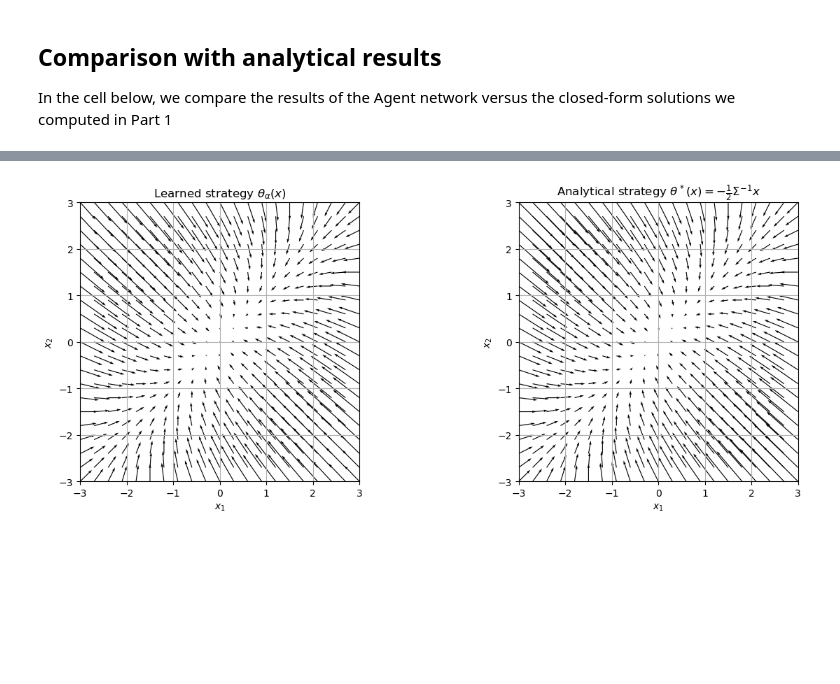
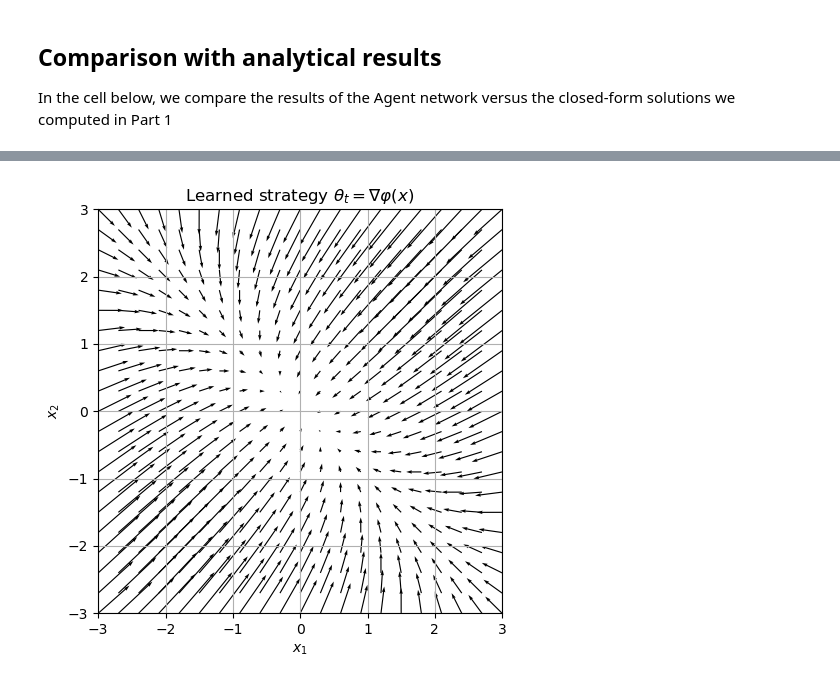
Before and after one commit to hugobelzil/Ergodic-Robust-Maximization, a Jupyter notebook: minimax_game.ipynb, the cells around one changed output, grey strips where cells are left out. Cells and saved outputs as stored; diff of their text form; code cells hidden in the pictures; blank space fills up the shorter version.

Commit message:
plots + corrected nature

```diff
--- a/minimax_game.ipynb
+++ b/minimax_game.ipynb
@@ -145,13 +136,15 @@ agent = Agent(d=2, hidden_dim=64)
 agent_optimizer = torch.optim.Adam(agent.parameters(), lr=1e-3)
 nature_optimizer = torch.optim.Adam(nature.parameters(), lr=5e-4)
 
-num_epochs = 3000
-batch_size = 6000
+num_epochs = 5000
+batch_size = 8192
 
 history = {
     "g": [],
     "beta": []
 }
+
+mod_epoch_print = 150
 
 for epoch in range(num_epochs):
 
@@ -184,7 +177,7 @@ for epoch in range(num_epochs):
     agent_optimizer.step()
 
     # PRINTING
-    if epoch % 250 == 0:
+    if epoch % mod_epoch_print == 0:
         with torch.no_grad():
             beta_val = nature.beta().item()
             g_val = g_hat.item()
@@ -229,38 +222,26 @@ print(f"Learned final growth rate estimate:    {g_final:.6f}")
 print(f"Absolute error:                       {abs(g_final - lambda_star):.6f}")
 print(f"Learned beta:                         {nature.beta().item():.6f}")
 
-# ============================================================
-# 2. Plot learned growth rate over training
-# ============================================================
+# GRAPHS OF THE LEARNED GROWTH RATE OVER TRAINING
 
 g_history = np.array(history["g"])
 
-# If you logged every 100 epochs, this reconstructs the x-axis.
-# Change logging_every if you used another print/logging frequency.
-logging_every = 100
+logging_every = mod_epoch_print
 epochs_logged = logging_every * np.arange(len(g_history))
 
 plt.figure(figsize=(8, 4))
 plt.plot(epochs_logged, g_history, label="Learned MC growth estimate")
-plt.axhline(lambda_star, linestyle="--", label="Analytical growth rate")
+plt.axhline(lambda_star, linestyle="--", color = 'red', label=r"Analytical growth rate $\lambda^*$")
 plt.xlabel("Epoch")
 plt.ylabel("Growth rate")
 plt.title("Learned growth rate vs analytical benchmark")
 plt.legend()
 plt.grid(True)
+plt.savefig('plots/growth_rate_training.png', dpi=300)
 plt.show()
 
-# ============================================================
-# 3. Helper: compute learned theta on a grid
-# ============================================================
-
+# HELPER: compute learned theta on a grid for plotting
 def compute_theta_eval(agent, x):
-    """
-    Computes theta(x) = grad_x phi(x) for evaluation/plotting.
-
-    x shape: (num_points, d)
-    output shape: (num_points, d)
-    """
     x = x.clone().detach().requires_grad_(True)
     phi = agent(x).sum()
 
@@ -272,10 +253,7 @@ def compute_theta_eval(agent, x):
 
     return theta.detach()
 
-# ============================================================
-# 4. Build grid over [-4, 4]^2
-# ============================================================
-
+# AGENT STRATEGY VECTOR FIELD PLOTS
 grid_min, grid_max = -3.0, 3.0
 num_grid = 21
 
@@ -299,30 +277,47 @@ V_learned = theta_learned[:, 1].reshape(num_grid, num_grid)
 U_star = theta_star[:, 0].reshape(num_grid, num_grid)
 V_star = theta_star[:, 1].reshape(num_grid, num_grid)
 
-# ============================================================
-# 5. Plot vector fields side by side
-# ============================================================
 
-fig, axes = plt.subplots(1, 2, figsize=(13, 5))
+plt.figure(figsize=(6.5, 5))
+plt.quiver(X1, X2, U_learned, V_learned, angles="xy", scale_units="xy", scale=4)
+plt.title("Learned strategy $\\theta_{t}=\\nabla\\varphi(x)$")
+plt.xlabel("$x_1$")
+plt.ylabel("$x_2$")
+plt.xlim(grid_min, grid_max)
+plt.ylim(grid_min, grid_max)
+plt.gca().set_aspect("equal")
+plt.grid(True)
+plt.tight_layout()
+plt.savefig('plots/agent_strategy_VF.png', dpi=300)
+plt.show()
 
-axes[0].quiver(X1, X2, U_learned, V_learned, angles="xy", scale_units="xy", scale=4)
-axes[0].set_title("Learned strategy $\\theta_\\alpha(x)$")
-axes[0].set_xlabel("$x_1$")
-axes[0].set_ylabel("$x_2$")
-axes[0].set_xlim(grid_min, grid_max)
-axes[0].set_ylim(grid_min, grid_max)
-axes[0].set_aspect("equal")
-axes[0].grid(True)
+plt.figure(figsize=(6.5, 5))
+plt.quiver(X1, X2, U_star, V_star, angles="xy", scale_units="xy", scale=4)
+plt.title(r"Analytical strategy $\theta^*(x)=-\frac{1}{2}\Sigma^{-1}x$")
+plt.xlabel("$x_1$")
+plt.ylabel("$x_2$")
+plt.xlim(grid_min, grid_max)
+plt.ylim(grid_min, grid_max)
+plt.gca().set_aspect("equal")
+plt.grid(True)
+plt.tight_layout()
+plt.savefig('plots/true_strategy_VF.png', dpi=300)
+plt.show()
 
-axes[1].quiver(X1, X2, U_star, V_star, angles="xy", scale_units="xy", scale=4)
-axes[1].set_title(r"Analytical strategy $\theta^*(x)=-\frac{1}{2}\Sigma^{-1}x$")
-axes[1].set_xlabel("$x_1$")
-axes[1].set_ylabel("$x_2$")
-axes[1].set_xlim(grid_min, grid_max)
-axes[1].set_ylim(grid_min, grid_max)
-axes[1].set_aspect("equal")
-axes[1].grid(True)
-
+# VECTOR FIELD DIFFERENCE PLOT
+U_diff = U_learned - U_star
+V_diff = V_learned - V_star
+plt.figure(figsize=(6.5, 5))
+plt.quiver(X1, X2, U_diff, V_diff, angles="xy",
+              scale_units="xy", scale=4)
+plt.title("Difference between learned and analytical strategies")
+plt.xlabel("$x_1$")
+plt.ylabel("$x_2$")
+plt.xlim(grid_min, grid_max)
+plt.ylim(grid_min, grid_max)
+plt.gca().set_aspect("equal")
+plt.grid(True)
 plt.tight_layout()
+plt.savefig('plots/strategy_difference_VF.png', dpi=300)
 plt.show()
 # %% [output]
@@ -334 +329 @@ Learned beta:                         -0.005448
-[figure, old version]
+[figure, new version]
```
Also changed, not shown: parts of 4 cells of this notebook, 4 other files.
